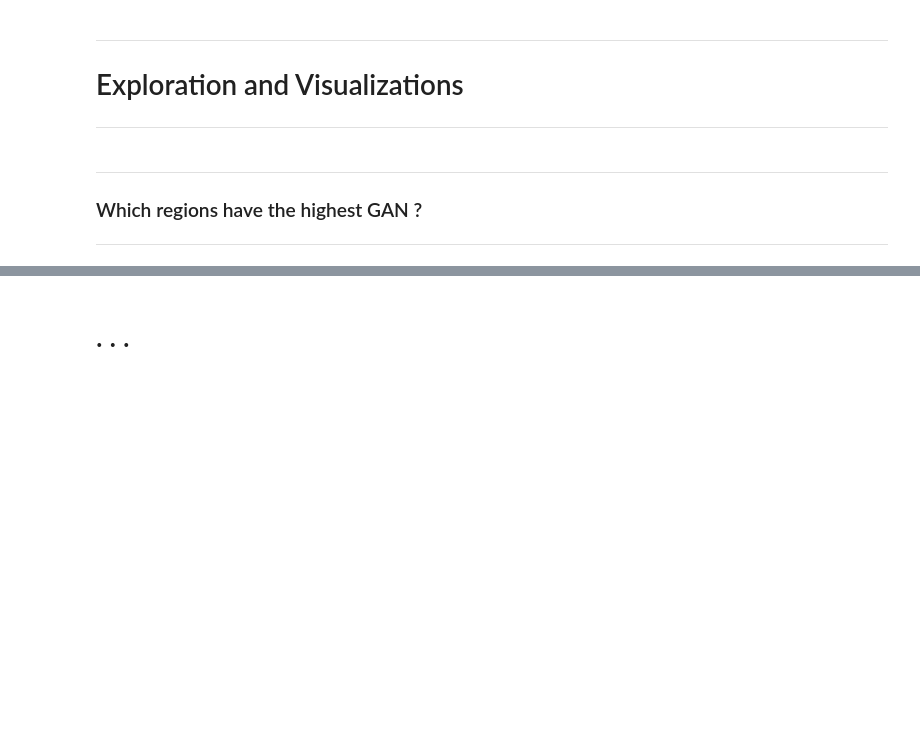
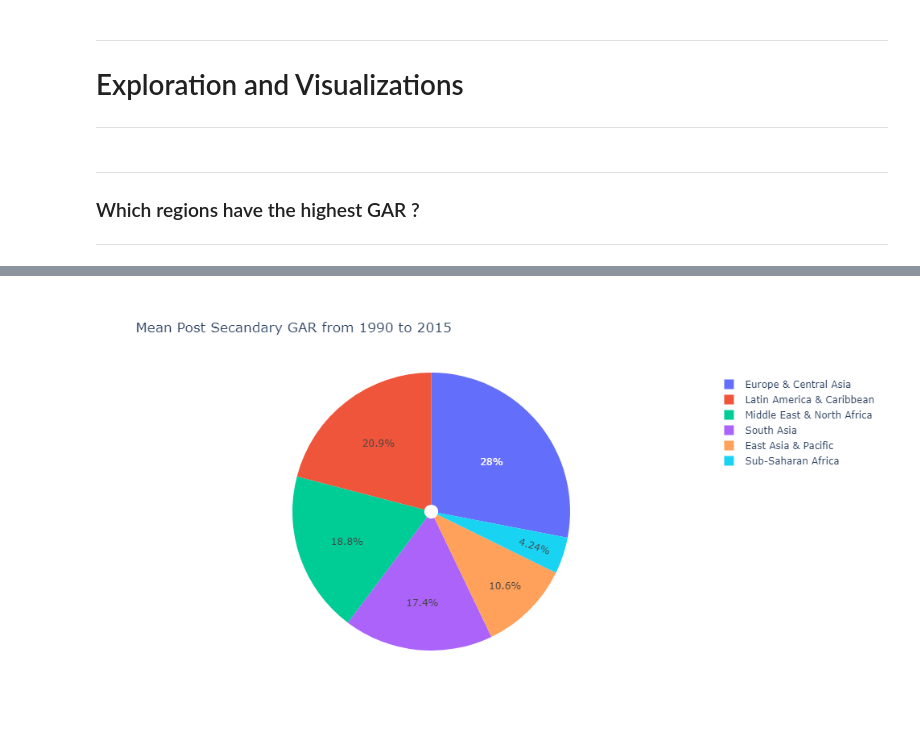
Before and after one commit to Harounnn/eDash, a Jupyter notebook: src/notebook/EDA.ipynb, the cells around one changed output, grey strips where cells are left out. Saved outputs shown, nothing was run; the diff lists cells and outputs as text; code cells hidden in the pictures; blank space fills up the shorter version.

```diff
--- a/src/notebook/EDA.ipynb
+++ b/src/notebook/EDA.ipynb
@@ -335,7 +335,8 @@ dtype: float64
 start_year = 1990
 last_year = 2015
 
-tmp = pd.melt(new_df,id_vars=['Indicator Name','Country Code'],value_vars=[str(i) for i in range(start_year,last_year + 1)]
+tmp = pd.melt(new_df,id_vars=['Indicator Name','Country Code'],
+              value_vars=[str(i) for i in range(start_year,last_year + 1)]
               ,var_name='Year', value_name='Value')
 tmp = tmp.dropna()
 tmp = tmp.merge(countries_df,left_on='Country Code', right_on='Country Code', how='left')
@@ -358,14 +359,19 @@ tmp.head()
 ***
 # %% [markdown]
 ***
-### Which regions have the highest GAN ?
+### Which regions have the highest GAR ?
 ***
 # %%
 q1 = tmp.groupby(['Indicator Name','Region'])['Value'].mean()['DHS: Gross attendance rate. Post Secondary'].sort_values(ascending=False)
 
 q1 = q1.to_frame().reset_index()
+q1['Value'] = round(q1['Value'],1)
 
-fig = px.pie(q1, values='Value', names='Region')
+fig = px.pie(q1, values='Value', names='Region', hole=0.05, hover_data={'Region':False},
+             title=f'Mean Post Secandary GAR from {start_year} to {last_year}')
 fig.show()
+###
+from IPython.display import Image, display
+display(Image(filename='pieplot.png'))
 # %% [output]
 [interactive output not drawn]
@@ -373,2 +378 @@ fig.show()
+[figure, added]
-# %% [markdown]
-# . . .
```
Also changed, not shown: parts of 5 cells of this notebook, 3 other files.
